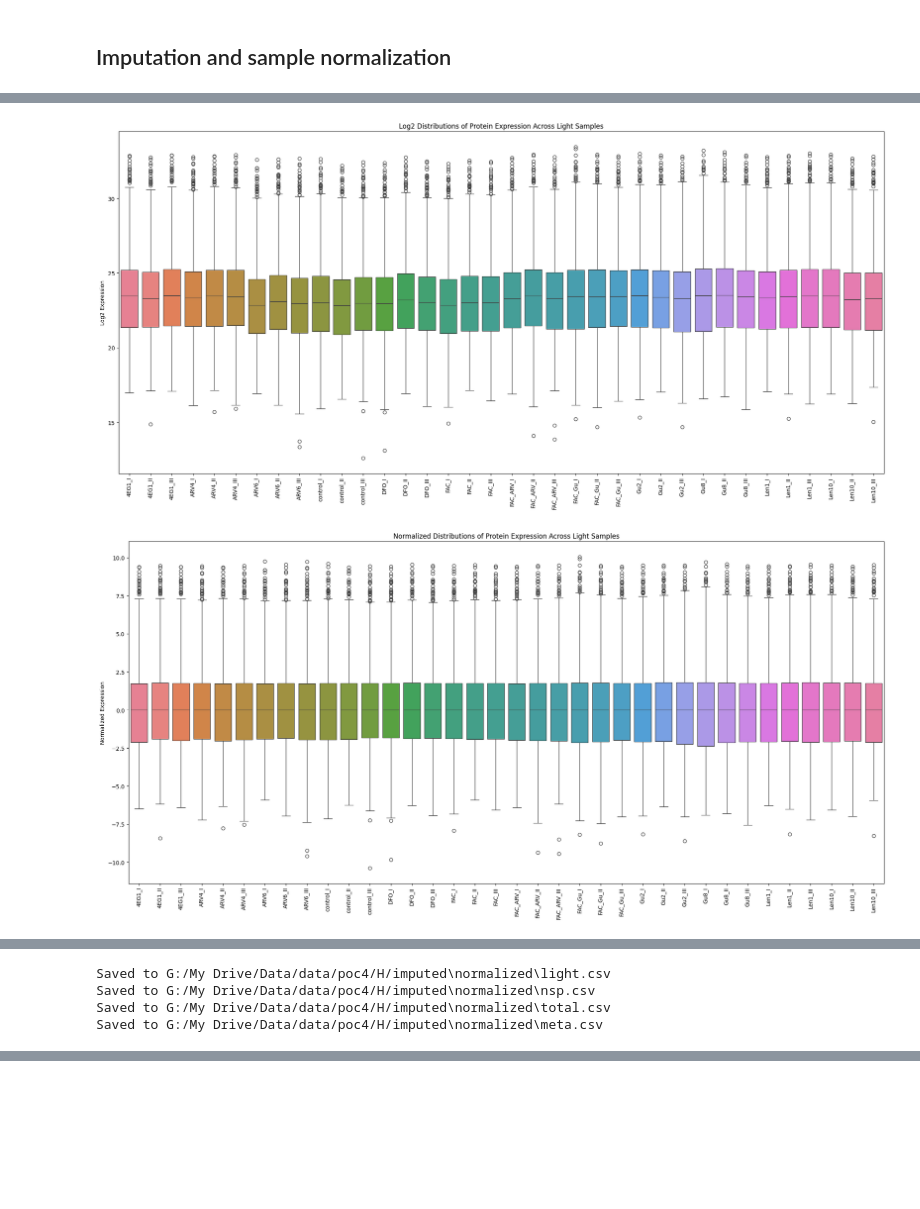
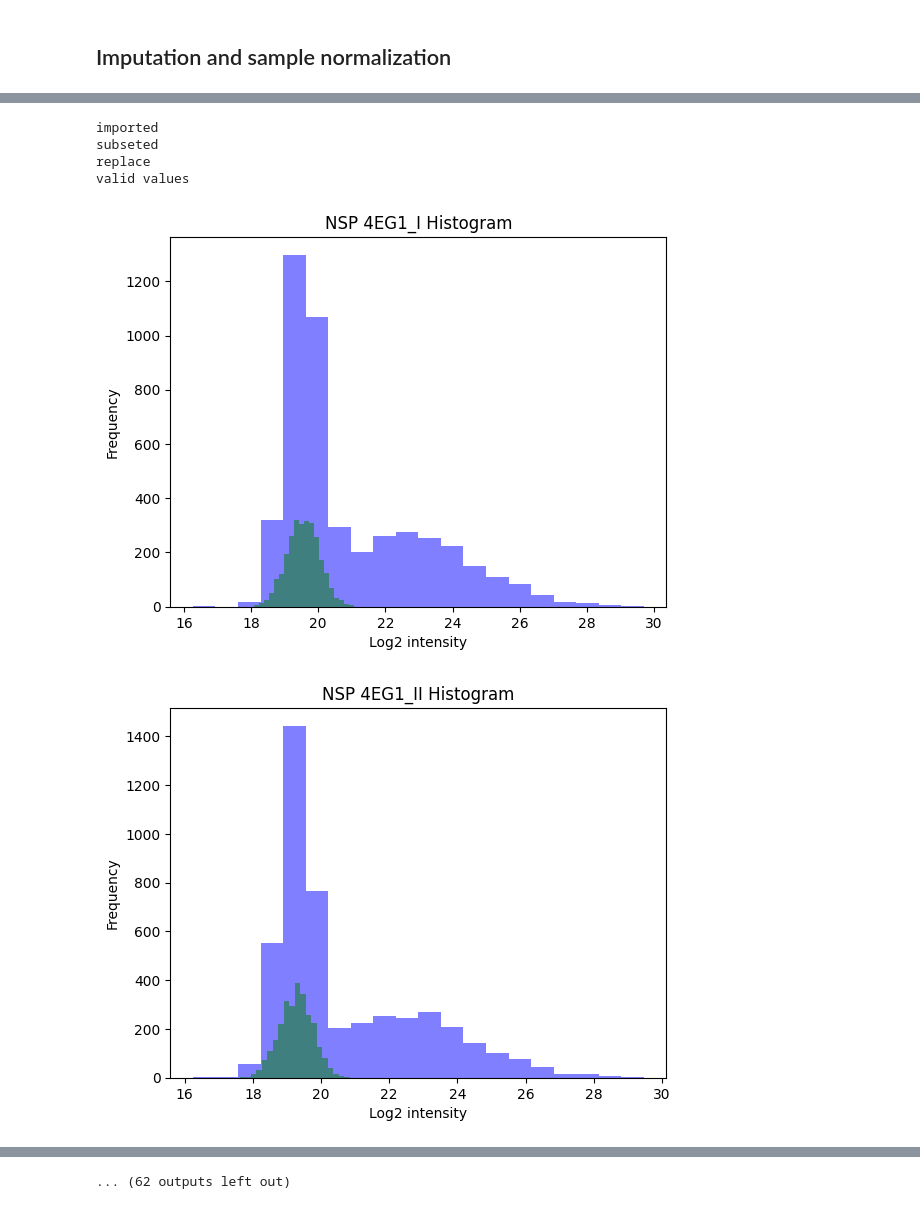
Before and after one commit to rkerrid/silac_dia_statistics, a Jupyter notebook: examples/preprocessing example.ipynb, the cells around one changed output, grey strips where cells are left out. Cells and saved outputs as stored; diff of their text form; code cells hidden in the pictures; blank space fills up the shorter version.

Commit message:
finished new sample normalization

```diff
--- a/examples/preprocessing example.ipynb
+++ b/examples/preprocessing example.ipynb
@@ -18,5 +28,10 @@ Folder reports already exists at G:/My Drive/Data/data/poc4/H/imputed
 # %%
-sample_norm.normalize_samples(path)
+path = 'G:/My Drive/Data/data/poc4/H/normalized/'
+imputation.process_intensities(path, plot_imputation=True) #optional parameters: subset, quantification='href', plot_imputation=False
 # %% [output]
+imported
+subseted
+replace
+valid values
-[figure, old version]
+[figure, new version]
-[figure, old version]
+[figure, new version]
@@ -25,4 +39,0 @@ sample_norm.normalize_samples(path)
-Saved to G:/My Drive/Data/data/poc4/H/imputed\normalized\light.csv
-Saved to G:/My Drive/Data/data/poc4/H/imputed\normalized\nsp.csv
-Saved to G:/My Drive/Data/data/poc4/H/imputed\normalized\total.csv
-Saved to G:/My Drive/Data/data/poc4/H/imputed\normalized\meta.csv
@@ -28,0 +47 @@ Saved to G:/My Drive/Data/data/poc4/H/imputed\normalized\meta.csv
+... (62 outputs left out)
```
Also changed, not shown: parts of 4 cells of this notebook, 13 other files.
